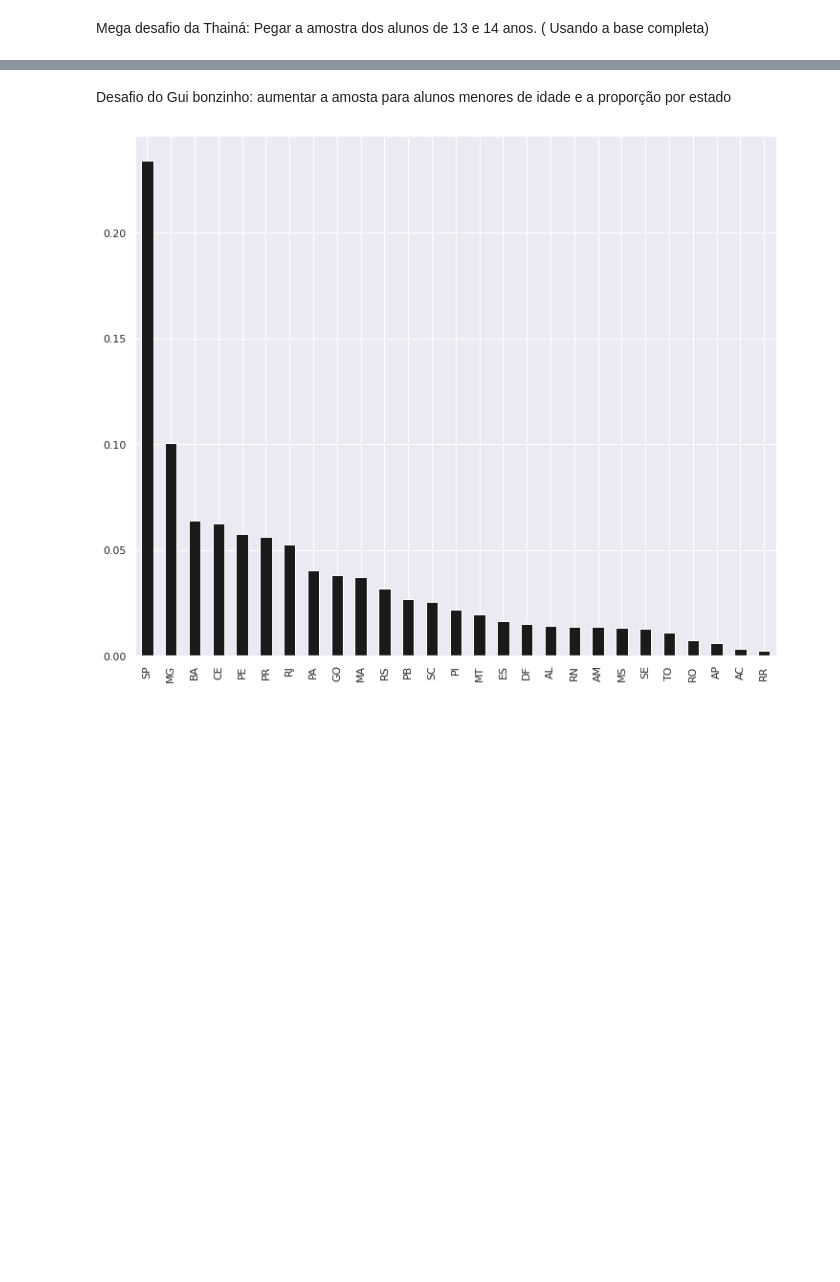
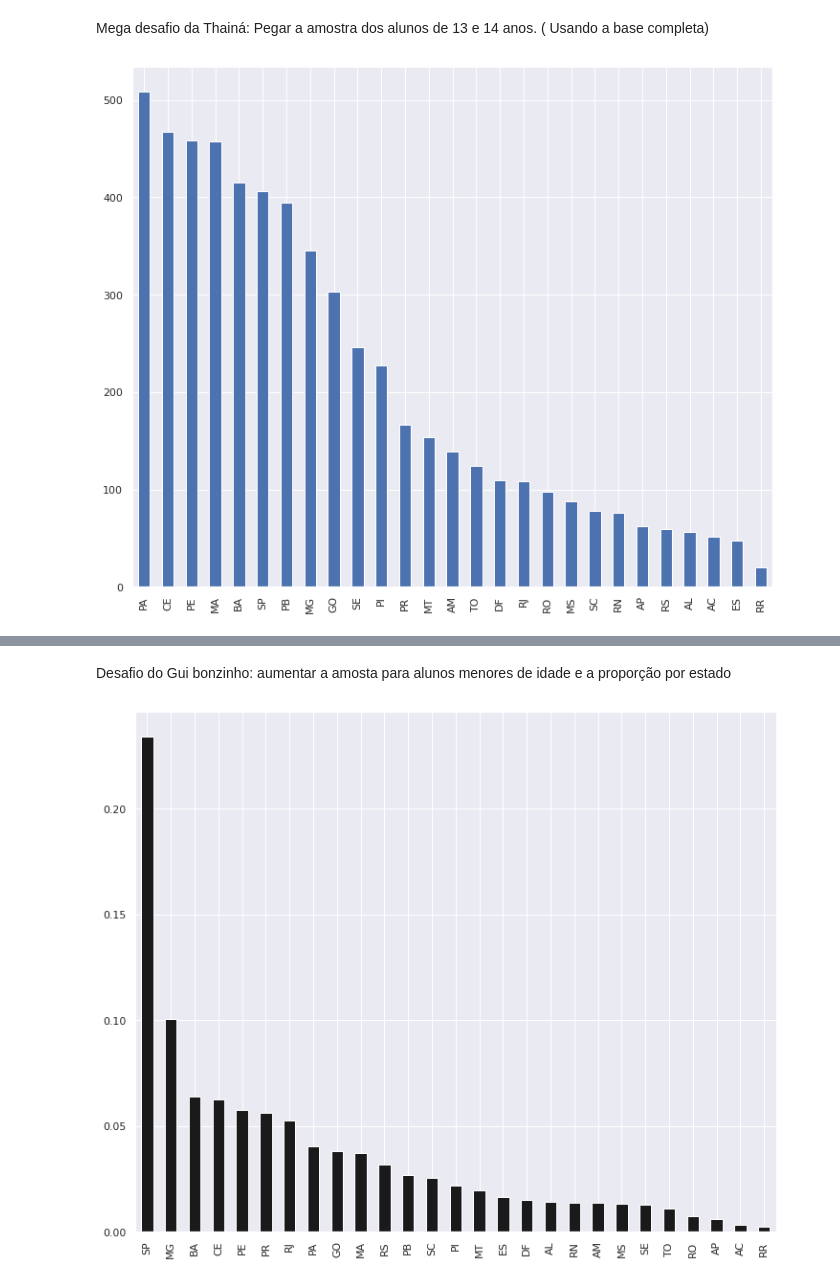
Before and after one commit to Igor-Arantes/Imersao-dados-alura, a Jupyter notebook: Imersão_Dados_Alura.ipynb, the cells around one changed output, grey strips where cells are left out. Cells and saved outputs as stored; diff of their text form; code cells hidden in the pictures; blank space fills up the shorter version.

```diff
--- a/Imersão_Dados_Alura.ipynb
+++ b/Imersão_Dados_Alura.ipynb
@@ -369,2 +372,8 @@ plt.show()
 # %% [markdown]
 Mega desafio da Thainá: Pegar a amostra dos alunos de 13 e 14  anos. ( Usando a base completa)
+# %%
+alunos_menor_quatorze = dados_completos.query('NU_IDADE <= 14')
+alunos_menor_quatorze['SG_UF_RESIDENCIA'].value_counts().plot.bar(figsize=(12,10))
+plt.show()
+# %% [output]
+[figure, added]
```
Also changed, not shown: parts of 16 cells of this notebook.
